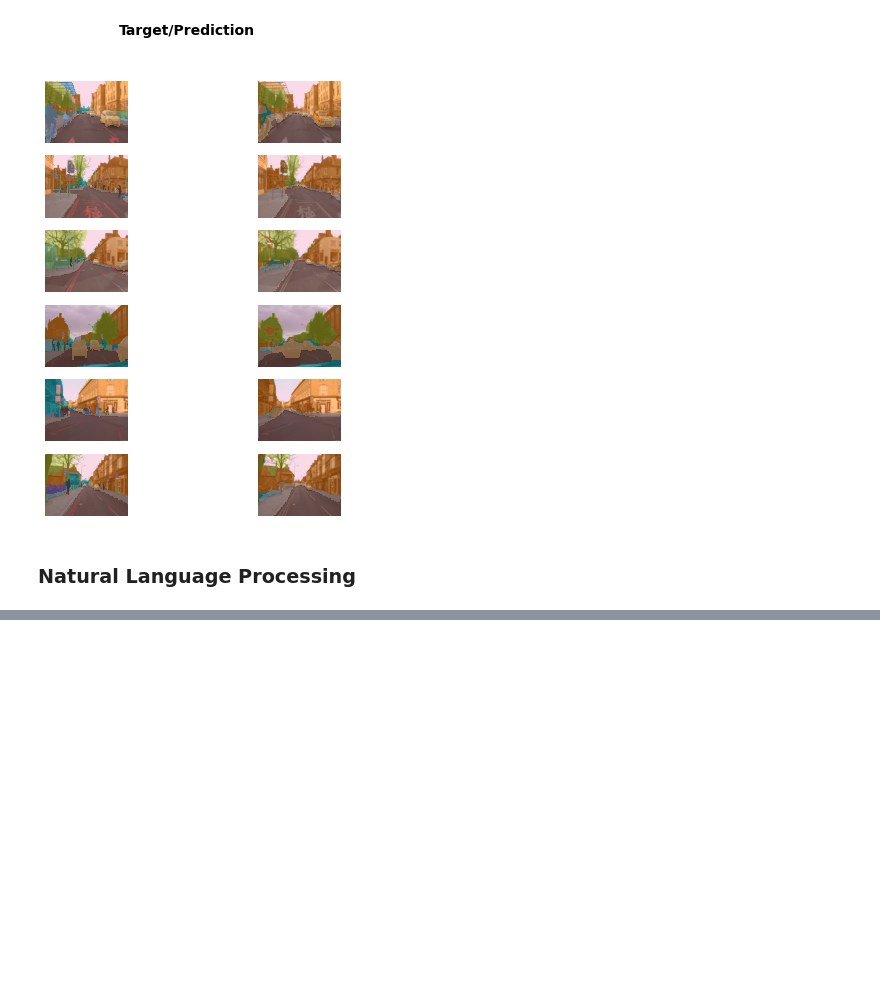
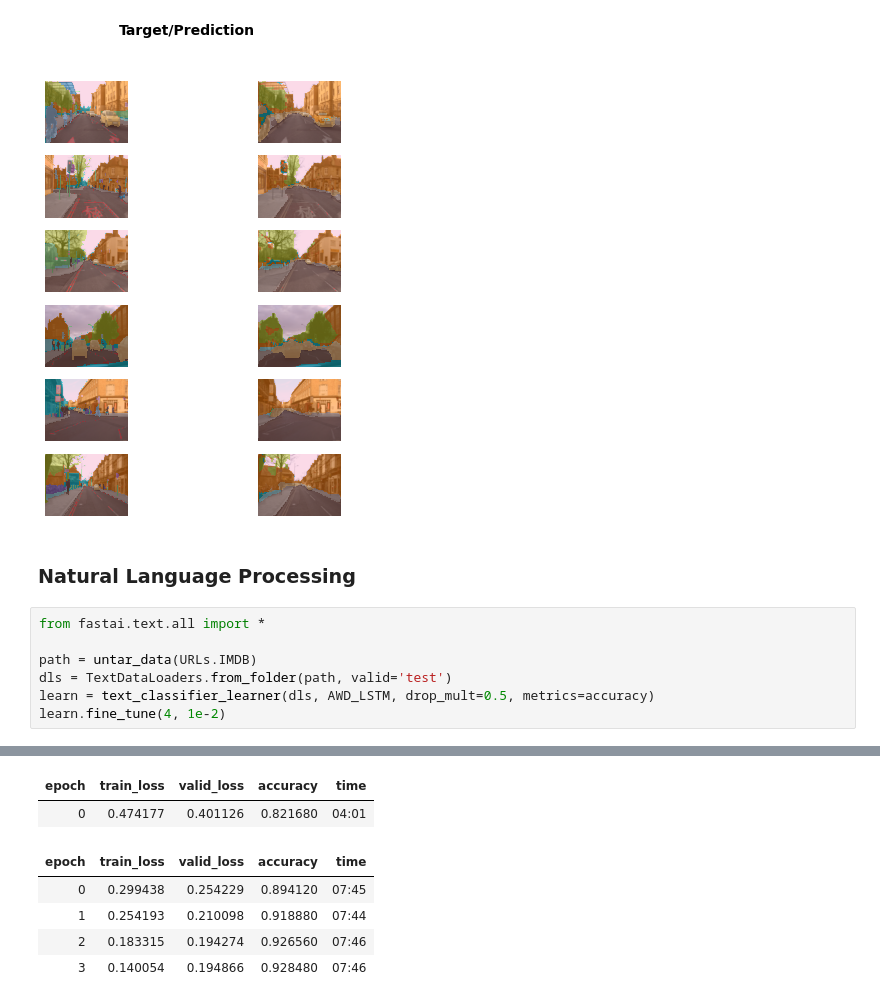
Before and after one commit to Dynadat/ProgrammingAssignment2, a Jupyter notebook: 01_intro.ipynb, the cells around one changed output, grey strips where cells are left out. Cells and saved outputs as stored; diff of their text form; blank space fills up the shorter version.

```diff
--- a/01_intro.ipynb
+++ b/01_intro.ipynb
@@ -110,3 +110,11 @@ learn.show_results(max_n = 6, figsize = (7,8))
 [figure]
 # %% [markdown]
 ### Natural Language Processing
+# %%
+from fastai.text.all import *
+
+path = untar_data(URLs.IMDB)
+dls = TextDataLoaders.from_folder(path, valid='test')
+learn = text_classifier_learner(dls, AWD_LSTM, drop_mult=0.5, metrics=accuracy)
+learn.fine_tune(4, 1e-2)
+# %% [output]
@@ -112,0 +123,7 @@ learn.show_results(max_n = 6, figsize = (7,8))
+| epoch | train_loss | valid_loss | accuracy | time |
+| 0 | 0.474177 | 0.401126 | 0.821680 | 04:01 |
+| epoch | train_loss | valid_loss | accuracy | time |
+| 0 | 0.299438 | 0.254229 | 0.894120 | 07:45 |
+| 1 | 0.254193 | 0.210098 | 0.918880 | 07:44 |
+| 2 | 0.183315 | 0.194274 | 0.926560 | 07:46 |
+| 3 | 0.140054 | 0.194866 | 0.928480 | 07:46 |
```
Also changed, not shown: parts of 1 cell of this notebook.
